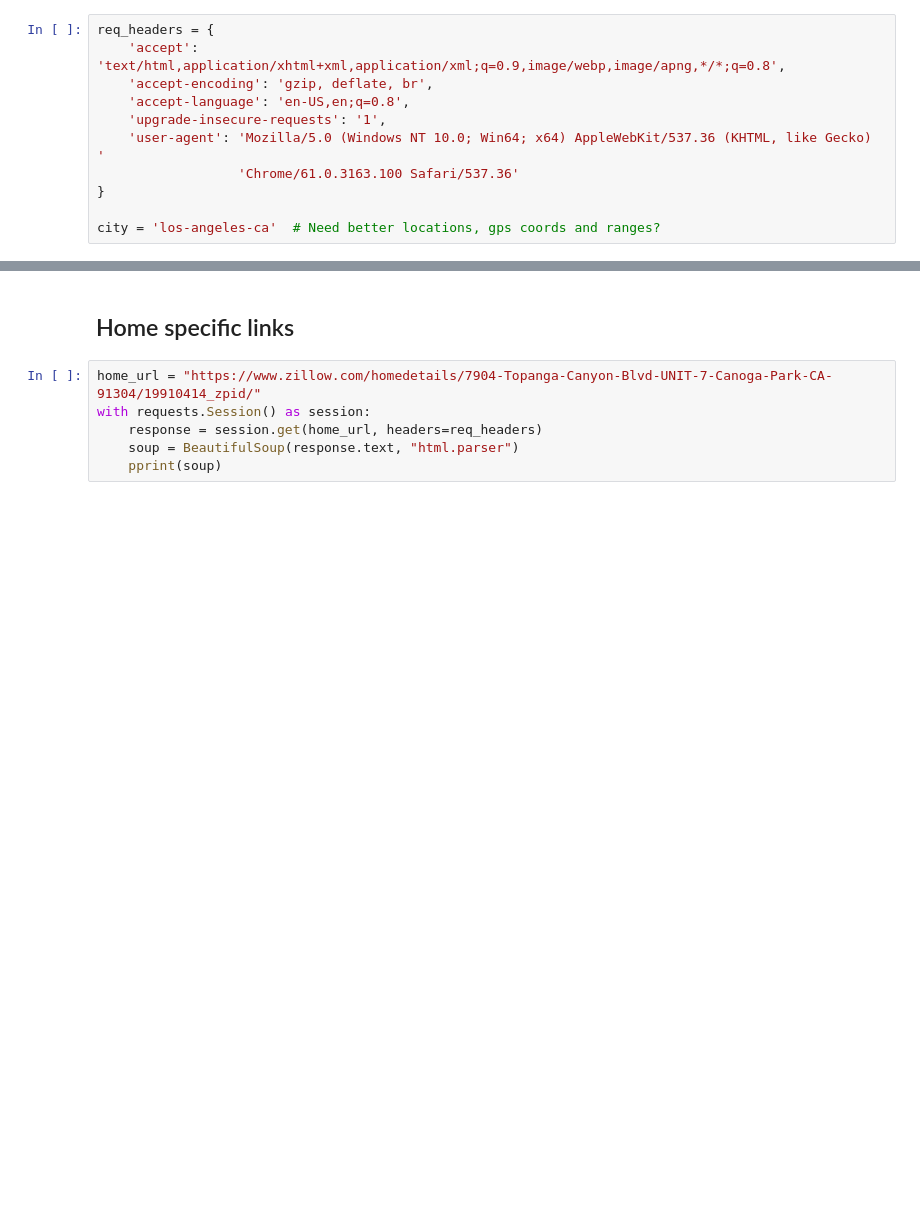
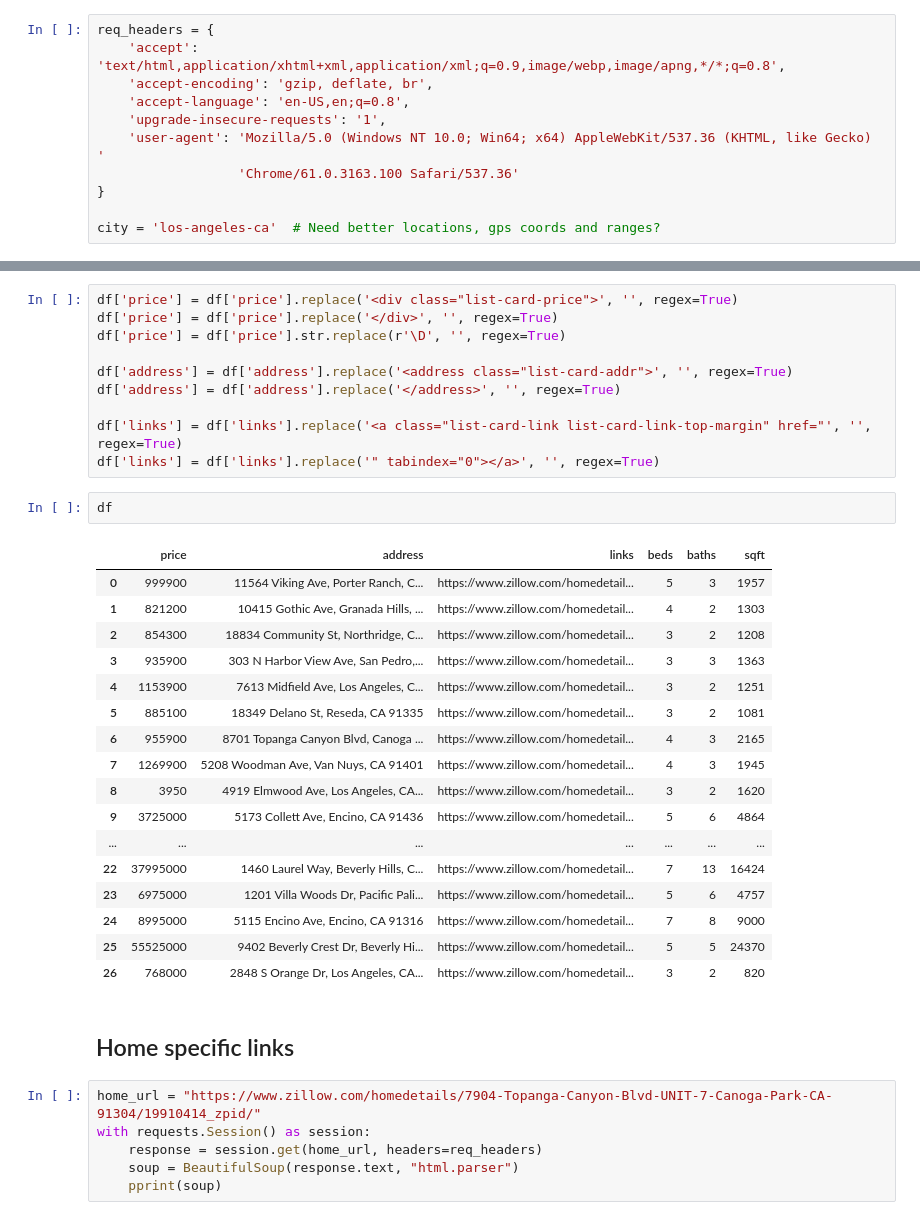
Before and after one commit to cgalliva/real-estate, a Jupyter notebook: scripts/scraping.ipynb, the cells around one changed output, grey strips where cells are left out. Cells and saved outputs as stored; diff of their text form; blank space fills up the shorter version.

```diff
--- a/scripts/scraping.ipynb
+++ b/scripts/scraping.ipynb
@@ -152,3 +126,33 @@ Based on information from California Regional Multiple Listing Service, Inc. as
+# %%
+df['price'] = df['price'].replace('<div class="list-card-price">', '', regex=True)
+df['price'] = df['price'].replace('</div>', '', regex=True)
+df['price'] = df['price'].str.replace(r'\D', '', regex=True)
+
+df['address'] = df['address'].replace('<address class="list-card-addr">', '', regex=True)
+df['address'] = df['address'].replace('</address>', '', regex=True)
+
+df['links'] = df['links'].replace('<a class="list-card-link list-card-link-top-margin" href="', '', regex=True)
+df['links'] = df['links'].replace('" tabindex="0"></a>', '', regex=True)
+# %%
+df
+# %% [output]
+|  | price | address | links | beds | baths | sqft |
+| 0 | 999900 | 11564 Viking Ave, Porter Ranch, C... | https://www.zillow.com/homedetail... | 5 | 3 | 1957 |
+| 1 | 821200 | 10415 Gothic Ave, Granada Hills, ... | https://www.zillow.com/homedetail... | 4 | 2 | 1303 |
+| 2 | 854300 | 18834 Community St, Northridge, C... | https://www.zillow.com/homedetail... | 3 | 2 | 1208 |
+| 3 | 935900 | 303 N Harbor View Ave, San Pedro,... | https://www.zillow.com/homedetail... | 3 | 3 | 1363 |
+| 4 | 1153900 | 7613 Midfield Ave, Los Angeles, C... | https://www.zillow.com/homedetail... | 3 | 2 | 1251 |
+| 5 | 885100 | 18349 Delano St, Reseda, CA 91335 | https://www.zillow.com/homedetail... | 3 | 2 | 1081 |
+| 6 | 955900 | 8701 Topanga Canyon Blvd, Canoga ... | https://www.zillow.com/homedetail... | 4 | 3 | 2165 |
+| 7 | 1269900 | 5208 Woodman Ave, Van Nuys, CA 91401 | https://www.zillow.com/homedetail... | 4 | 3 | 1945 |
+| 8 | 3950 | 4919 Elmwood Ave, Los Angeles, CA... | https://www.zillow.com/homedetail... | 3 | 2 | 1620 |
+| 9 | 3725000 | 5173 Collett Ave, Encino, CA 91436 | https://www.zillow.com/homedetail... | 5 | 6 | 4864 |
+| ... | ... | ... | ... | ... | ... | ... |
+| 22 | 37995000 | 1460 Laurel Way, Beverly Hills, C... | https://www.zillow.com/homedetail... | 7 | 13 | 16424 |
+| 23 | 6975000 | 1201 Villa Woods Dr, Pacific Pali... | https://www.zillow.com/homedetail... | 5 | 6 | 4757 |
+| 24 | 8995000 | 5115 Encino Ave, Encino, CA 91316 | https://www.zillow.com/homedetail... | 7 | 8 | 9000 |
+| 25 | 55525000 | 9402 Beverly Crest Dr, Beverly Hi... | https://www.zillow.com/homedetail... | 5 | 5 | 24370 |
+| 26 | 768000 | 2848 S Orange Dr, Los Angeles, CA... | https://www.zillow.com/homedetail... | 3 | 2 | 820 |
 # %% [markdown]
 ## Home specific links
 # %%
```
Also changed, not shown: parts of 16 cells of this notebook.
